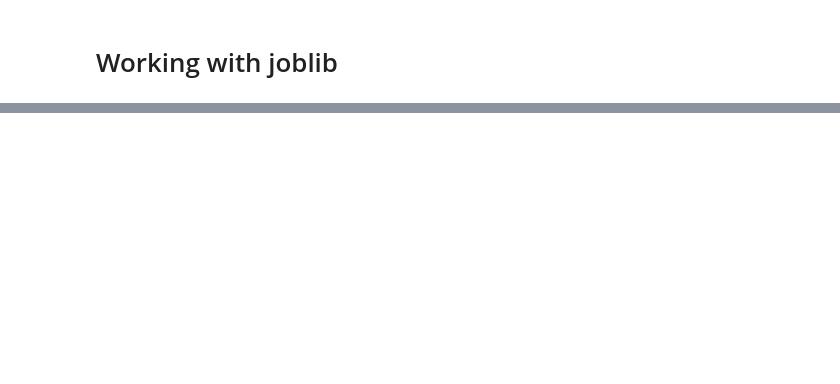
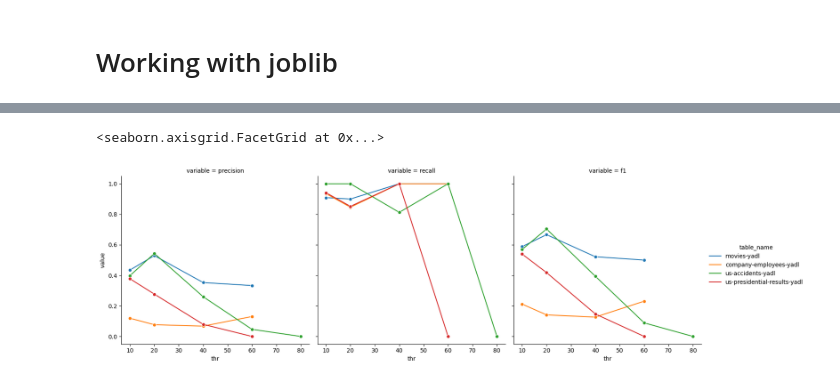
Before and after one commit to rcap107/retrieve-merge-predict, a Jupyter notebook: notebooks/Exact overlap.ipynb, the cells around one changed output, grey strips where cells are left out. Cells and saved outputs as stored; diff of their text form; code cells hidden in the pictures; blank space fills up the shorter version.

```diff
--- a/notebooks/Exact overlap.ipynb
+++ b/notebooks/Exact overlap.ipynb
@@ -267,0 +189,2 @@ metrics.r2_score(cc["y_true"], cc["y_pred"])
+# %%
+df_pred = pl.concat(result_list)
@@ -267,0 +298,2 @@ metrics.r2_score(cc["y_true"], cc["y_pred"])
+# %%
+df_stats.sort(["table_name", "case"]).with_columns((pl.col("tp")  + pl.col("fp") ).alias("n_candidates"))
@@ -267,0 +321,9 @@ metrics.r2_score(cc["y_true"], cc["y_pred"])
+# %%
+df_stats = df_stats.with_columns(pl.col("case").str.split("_").list[-1].cast(float).alias("thr"))
+# %%
+_df = df_stats.melt(id_vars=["table_name", "thr"], value_vars=[ "precision", "recall", 'f1'])
+# %%
+sns.relplot(data=_df.to_pandas(), col="variable", x="thr", y="value", kind="line", hue="table_name", marker='o')
+# %% [output]
+<seaborn.axisgrid.FacetGrid at 0x...>
+[figure, added]
```
Also changed, not shown: parts of 36 cells of this notebook.
